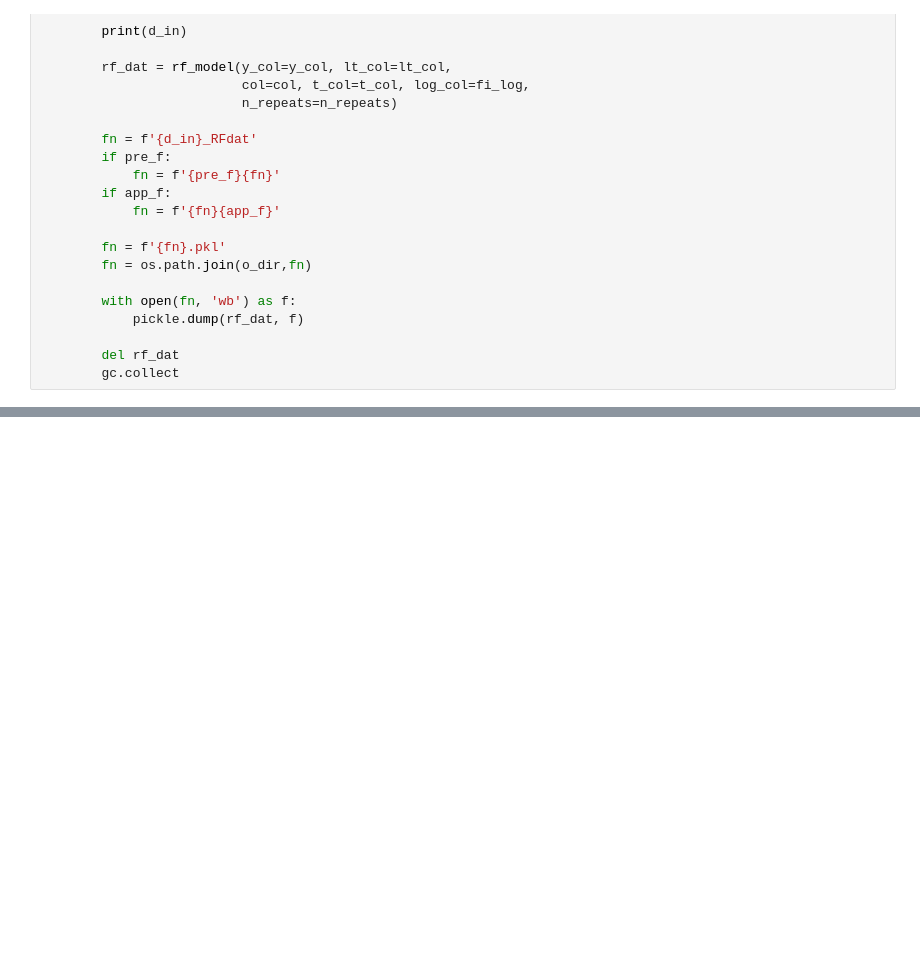
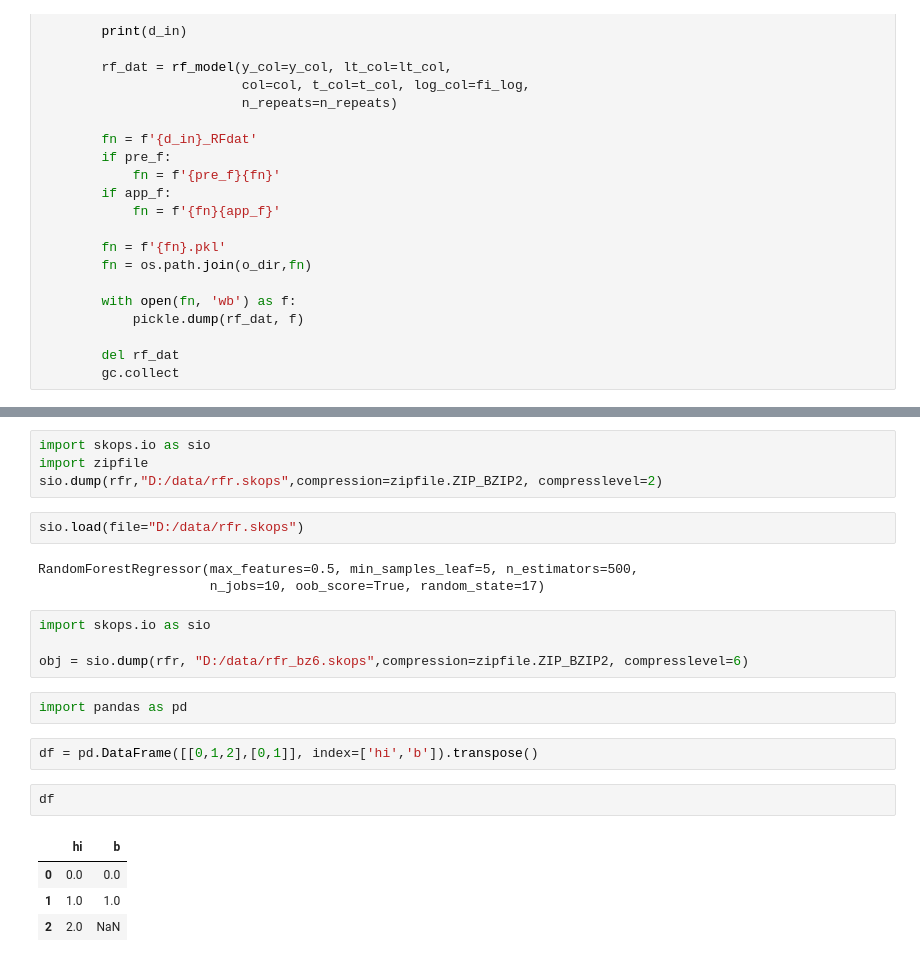
Before and after one commit to kylermurphy/mltdm, a Jupyter notebook: Notebooks/RF_model.ipynb, the cells around one changed output, grey strips where cells are left out. Saved outputs shown, nothing was run; the diff lists cells and outputs as text; blank space fills up the shorter version.

```diff
--- a/Notebooks/RF_model.ipynb
+++ b/Notebooks/RF_model.ipynb
@@ -235,0 +239,24 @@ Time consumed in working:  222.15123224258423
+# %%
+import skops.io as sio
+import zipfile
+sio.dump(rfr,"D:/data/rfr.skops",compression=zipfile.ZIP_BZIP2, compresslevel=2)
+# %%
+sio.load(file="D:/data/rfr.skops")
+# %% [output]
+RandomForestRegressor(max_features=0.5, min_samples_leaf=5, n_estimators=500,
+                      n_jobs=10, oob_score=True, random_state=17)
+# %%
+import skops.io as sio
+
+obj = sio.dump(rfr, "D:/data/rfr_bz6.skops",compression=zipfile.ZIP_BZIP2, compresslevel=6)
+# %%
+import pandas as pd
+# %%
+df = pd.DataFrame([[0,1,2],[0,1]], index=['hi','b']).transpose()
+# %%
+df
+# %% [output]
+|  | hi | b |
+| 0 | 0.0 | 0.0 |
+| 1 | 1.0 | 1.0 |
+| 2 | 2.0 | NaN |
```
Also changed, not shown: parts of 29 cells of this notebook, 1 other file.
